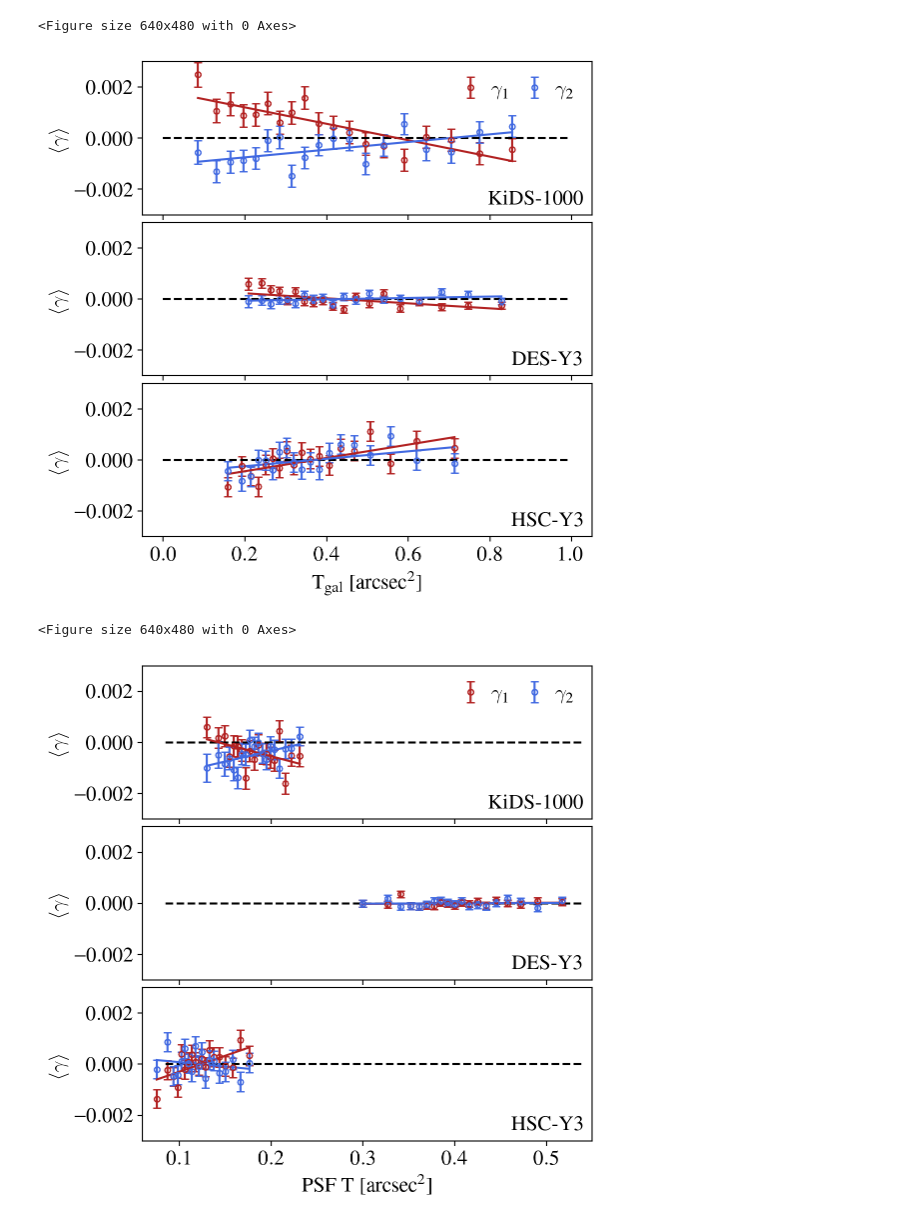
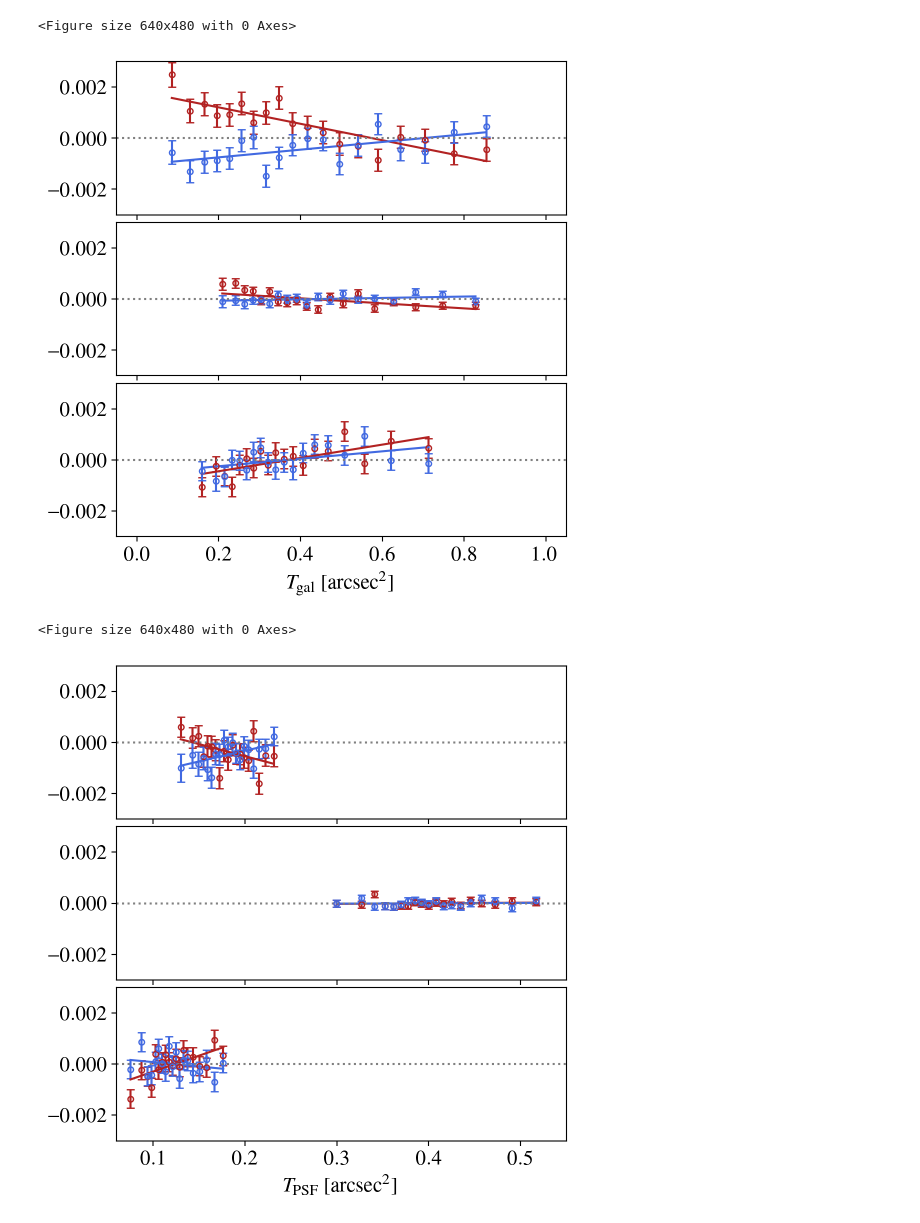
Before and after one commit to LSSTDESC/nulltests_txpipe, a Jupyter notebook: paper_plots/Fig6/MeanShearPlot.ipynb, the cells around one changed output. Saved outputs shown, nothing was run; the diff lists cells and outputs as text; code cells hidden in the pictures.

```diff
--- a/paper_plots/Fig6/MeanShearPlot.ipynb
+++ b/paper_plots/Fig6/MeanShearPlot.ipynb
@@ -140,47 +235,50 @@ d = dic['KiDS-1000']['g_T']
 ax0 = plt.subplot(gs[0])
 ax0.errorbar(d['mu'],d['meang1'],d['stdg1'], color='firebrick',linestyle='None',marker='o',mfc='None',markersize=4,capsize=3,label=r'$\gamma_1$')
 ax0.errorbar(d['mu'],d['meang2'],d['stdg2'], color='royalblue',linestyle='None',marker='o',mfc='None',markersize=4,capsize=3,label=r'$\gamma_2$')
-ax0.plot(line,np.zeros(len(line)),color='black',linestyle='dashed')
+# ax0.plot(line,np.zeros(len(line)),color='black',linestyle='dashed')
 ax0.plot(d['mu'],d['fitg1'],color='firebrick')
 ax0.plot(d['mu'],d['fitg2'],color='royalblue')
 ax0.set_ylim([-0.003,0.003])
+ax0.plot([-0.05, 1.05], [0.0,0.0], ls=':', color='grey')
 ax0.set_xlim([-0.05,1.05])
 ax0.xaxis.set_tick_params(labelbottom=False)
-ax0.set_ylabel(r'$\langle \gamma \rangle$')
-ax0.text(0.875, 0.1, 'KiDS-1000', horizontalalignment='center', verticalalignment='center', transform=ax0.transAxes)
-ax0.legend(frameon=False,loc = 'upper right',ncol=2, labelspacing=0.00,handletextpad=0.00,columnspacing=0.2)
+# ax0.set_ylabel(r'$\langle \gamma \rangle$')
+# ax0.text(0.875, 0.1, 'KiDS-1000', horizontalalignment='center', verticalalignment='center', transform=ax0.transAxes)
+# ax0.legend(frameon=False,loc = 'upper right',ncol=2, labelspacing=0.00,handletextpad=0.00,columnspacing=0.2)
 
 d = dic['DES-Y3']['g_T']
 ax1 = plt.subplot(gs[1])
 ax1.errorbar(d['mu'],d['meang1']-np.mean(d['meang1']),d['stdg1'], color='firebrick',linestyle='None',marker='o',mfc='None',markersize=4,capsize=3)
 ax1.errorbar(d['mu'],d['meang2']-np.mean(d['meang2']),d['stdg2'], color='royalblue',linestyle='None',marker='o',mfc='None',markersize=4,capsize=3)
-ax1.plot(line,np.zeros(len(line)),color='black',linestyle='dashed')
+# ax1.plot(line,np.zeros(len(line)),color='black',linestyle='dashed')
 ax1.plot(d['mu'],d['fitg1']-np.mean(d['meang1']),color='firebrick')
 ax1.plot(d['mu'],d['fitg2']-np.mean(d['meang2']),color='royalblue')
-ax1.set_ylabel(r'$\langle \gamma \rangle$')
+# ax1.set_ylabel(r'$\langle \gamma \rangle$')
 ax1.set_ylim([-0.003,0.003])
+ax1.plot([-0.05, 1.05], [0.0,0.0], ls=':', color='grey')
 ax1.set_xlim([-0.05,1.05])
 ax1.xaxis.set_tick_params(labelbottom=False)
 ax1.set_xlabel(r'T$_{gal}$')
-ax1.text(0.9, 0.1, 'DES-Y3', horizontalalignment='center', verticalalignment='center', transform=ax1.transAxes)
+# ax1.text(0.9, 0.1, 'DES-Y3', horizontalalignment='center', verticalalignment='center', transform=ax1.transAxes)
 
 d = dic['HSC-Y3']['g_T']
 ax2 = plt.subplot(gs[2])
 ax2.errorbar(d['mu'],d['meang1']-np.mean(d['meang1']),d['stdg1'], color='firebrick',linestyle='None',marker='o',mfc='None',markersize=4,capsize=3)
 ax2.errorbar(d['mu'],d['meang2']-np.mean(d['meang2']),d['stdg2'], color='royalblue',linestyle='None',marker='o',mfc='None',markersize=4,capsize=3)
-ax2.plot(line,np.zeros(len(line)),color='black',linestyle='dashed')
+# ax2.plot(line,np.zeros(len(line)),color='black',linestyle='dashed')
 ax2.plot(d['mu'],d['fitg1']-np.mean(d['meang1']),color='firebrick')
 ax2.plot(d['mu'],d['fitg2']-np.mean(d['meang2']),color='royalblue')
 ax2.set_ylim([-0.003,0.003])
+ax2.plot([-0.05, 1.05], [0.0,0.0], ls=':', color='grey')
 ax2.set_xlim([-0.05,1.05])
-ax2.set_ylabel(r'$\langle \gamma \rangle$')
-ax2.set_xlabel(r'T$_{\rm gal}$ [arcsec$^2$]')
-ax2.text(0.9, 0.1, 'HSC-Y3', horizontalalignment='center', verticalalignment='center', transform=ax2.transAxes)
+# ax2.set_ylabel(r'$\langle \gamma \rangle$')
+ax2.set_xlabel(r'$T_{\rm gal}$ [arcsec$^2$]')
+# ax2.text(0.9, 0.1, 'HSC-Y3', horizontalalignment='center', verticalalignment='center', transform=ax2.transAxes)
 
 fig.savefig('comp_Tgal.pdf',bbox_inches='tight')
 # %% [output]
 <Figure size 640x480 with 0 Axes>
-[figure, old version]
+[figure, new version]
 # %%
 %matplotlib inline
 matplotlib.rcParams.update({'font.size': 15})
@@ -194,46 +292,49 @@ d = dic['KiDS-1000']['g_psfT']
 ax0 = plt.subplot(gs[0])
 ax0.errorbar(d['mu'],d['meang1'],d['stdg1'], color='firebrick',linestyle='None',marker='o',mfc='None',markersize=4,capsize=3,label=r'$\gamma_1$')
 ax0.errorbar(d['mu'],d['meang2'],d['stdg2'], color='royalblue',linestyle='None',marker='o',mfc='None',markersize=4,capsize=3,label=r'$\gamma_2$')
-ax0.plot(line,np.zeros(len(line)),color='black',linestyle='dashed')
+# ax0.plot(line,np.zeros(len(line)),color='black',linestyle='dashed')
 ax0.plot(d['mu'],d['fitg1'],color='firebrick')
 ax0.plot(d['mu'],d['fitg2'],color='royalblue')
 ax0.set_ylim([-0.003,0.003])
+ax0.plot([0.06, 0.55], [0.0,0.0], ls=':', color='grey')
 ax0.set_xlim([0.06,0.55])
 ax0.xaxis.set_tick_params(labelbottom=False)
-ax0.set_ylabel(r'$\langle \gamma \rangle$')
-ax0.text(0.875, 0.1, 'KiDS-1000', horizontalalignment='center', verticalalignment='center', transform=ax0.transAxes)
-ax0.legend(frameon=False,loc = 'upper right',ncol=2, labelspacing=0.00,handletextpad=0.00,columnspacing=0.2)
+# ax0.set_ylabel(r'$\langle \gamma \rangle$')
+# ax0.text(0.875, 0.1, 'KiDS-1000', horizontalalignment='center', verticalalignment='center', transform=ax0.transAxes)
+# ax0.legend(frameon=False,loc = 'upper right',ncol=2, labelspacing=0.00,handletextpad=0.00,columnspacing=0.2)
 
 d = dic['DES-Y3']['g_psfT']
 ax1 = plt.subplot(gs[1])
 ax1.errorbar(d['mu'],d['meang1']-np.mean(d['meang1']),d['stdg1'], color='firebrick',linestyle='None',marker='o',mfc='None',markersize=4,capsize=3)
 ax1.errorbar(d['mu'],d['meang2']-np.mean(d['meang2']),d['stdg2'], color='royalblue',linestyle='None',marker='o',mfc='None',markersize=4,capsize=3)
-ax1.plot(line,np.zeros(len(line)),color='black',linestyle='dashed')
+# ax1.plot(line,np.zeros(len(line)),color='black',linestyle='dashed')
 ax1.plot(d['mu'],d['fitg1']-np.mean(d['meang1']),color='firebrick')
 ax1.plot(d['mu'],d['fitg2']-np.mean(d['meang2']),color='royalblue')
 ax1.set_ylim([-0.003,0.003])
+ax1.plot([0.06, 0.55], [0.0,0.0], ls=':', color='grey')
 ax1.set_xlim([0.06,0.55])
 ax1.xaxis.set_tick_params(labelbottom=False)
-ax1.set_ylabel(r'$\langle \gamma \rangle$')
-ax1.text(0.9, 0.1, 'DES-Y3', horizontalalignment='center', verticalalignment='center', transform=ax1.transAxes)
+# ax1.set_ylabel(r'$\langle \gamma \rangle$')
+# ax1.text(0.9, 0.1, 'DES-Y3', horizontalalignment='center', verticalalignment='center', transform=ax1.transAxes)
 
 d = dic['HSC-Y3']['g_psfT']
 ax2 = plt.subplot(gs[2])
 ax2.errorbar(d['mu'],d['meang1']-np.mean(d['meang1']),d['stdg1'], color='firebrick',linestyle='None',marker='o',mfc='None',markersize=4,capsize=3)
 ax2.errorbar(d['mu'],d['meang2']-np.mean(d['meang2']),d['stdg2'], color='royalblue',linestyle='None',marker='o',mfc='None',markersize=4,capsize=3)
-ax2.plot(line,np.zeros(len(line)),color='black',linestyle='dashed')
+# ax2.plot(line,np.zeros(len(line)),color='black',linestyle='dashed')
 ax2.plot(d['mu'],d['fitg1']-np.mean(d['meang1']),color='firebrick')
 ax2.plot(d['mu'],d['fitg2']-np.mean(d['meang2']),color='royalblue')
 ax2.set_ylim([-0.003,0.003])
+ax2.plot([0.06, 0.55], [0.0,0.0], ls=':', color='grey')
 ax2.set_xlim([0.06,0.55])
-ax2.set_ylabel(r'$\langle \gamma \rangle$')
-ax2.set_xlabel(r'PSF T [arcsec$^2$]')
-ax2.text(0.9, 0.1, 'HSC-Y3', horizontalalignment='center', verticalalignment='center', transform=ax2.transAxes)
+# ax2.set_ylabel(r'$\langle \gamma \rangle$')
+ax2.set_xlabel(r'$T_{\rm PSF}$ [arcsec$^2$]')
+# ax2.text(0.9, 0.1, 'HSC-Y3', horizontalalignment='center', verticalalignment='center', transform=ax2.transAxes)
 
 fig.savefig('comp_PSFT.pdf',bbox_inches='tight')
 # %% [output]
 <Figure size 640x480 with 0 Axes>
-[figure, old version]
+[figure, new version]
 # %%
 %matplotlib inline
 matplotlib.rcParams.update({'font.size': 15})
```
Also changed, not shown: parts of 4 cells of this notebook, 6 other files.
